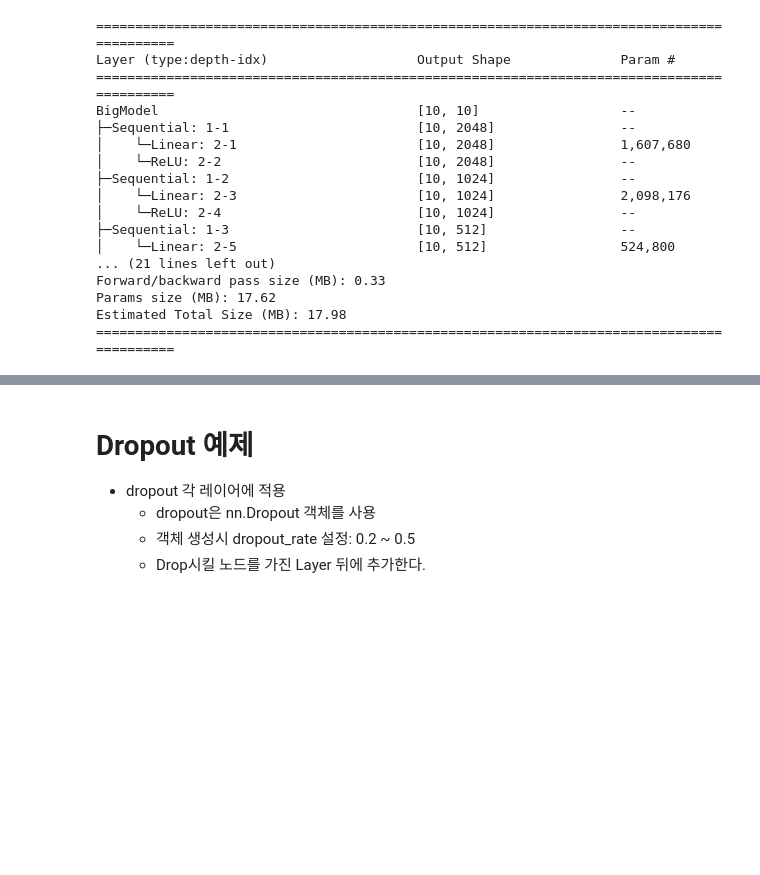
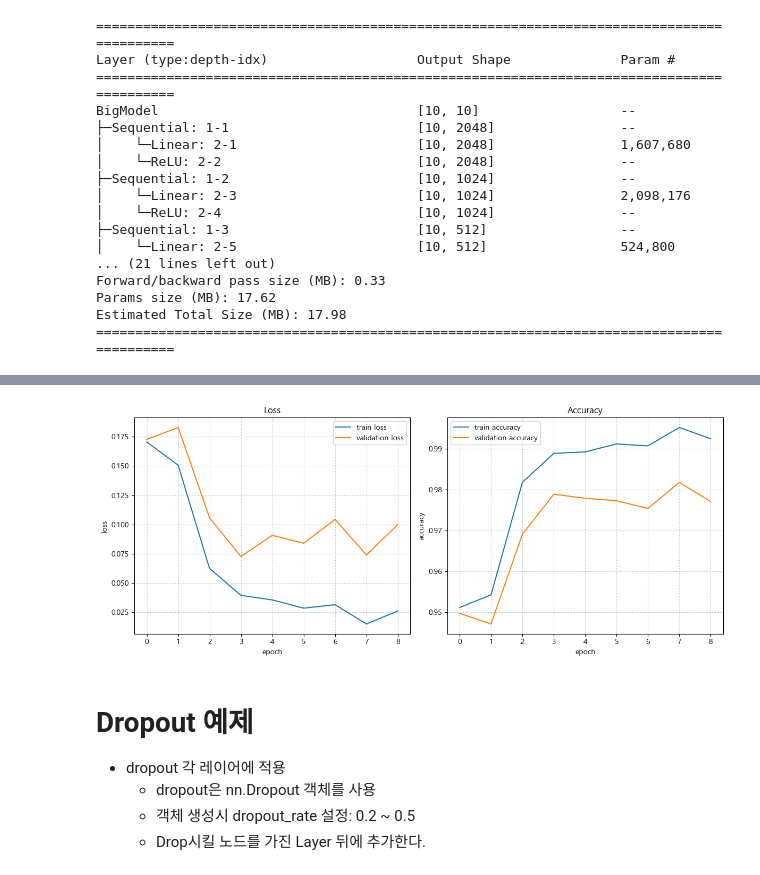
Before and after one commit to kgmyhGit/SKN06, a Jupyter notebook: 09_deeplearning_pytorch/08_2_딥러닝모델_성능개선_예제.ipynb, the cells around one changed output, grey strips where cells are left out. Saved outputs shown, nothing was run; the diff lists cells and outputs as text; code cells hidden in the pictures; blank space fills up the shorter version.

```diff
--- a/09_deeplearning_pytorch/08_2_딥러닝모델_성능개선_예제.ipynb
+++ b/09_deeplearning_pytorch/08_2_딥러닝모델_성능개선_예제.ipynb
@@ -450,3 +450,16 @@ Forward/backward pass size (MB): 0.33
 Params size (MB): 17.62
 Estimated Total Size (MB): 17.98
 ==========================================================================================
+# %%
+loss_fn = nn.CrossEntropyLoss()
+optimizer = torch.optim.Adam(big_model.parameters(), lr=lr)
+# %%
+train_loss_list, train_acc_list, valid_loss_list, valid_acc_list = fit(
+    train_loader, test_loader, # dataLoader
+    big_model, loss_fn, optimizer,
+    epochs,
+    save_model_path="saved_models/big_model.pt",
+    patience=5,
+    device=device,
+    mode='multi'
+)
@@ -453,3 +484,7 @@ Estimated Total Size (MB): 17.98
+# %%
+plot_fit_result(train_loss_list, train_acc_list, valid_loss_list, valid_acc_list)
+# %% [output]
+[figure, added]
 # %% [markdown]
 # Dropout 예제
 
```
Also changed, not shown: parts of 5 cells of this notebook.
